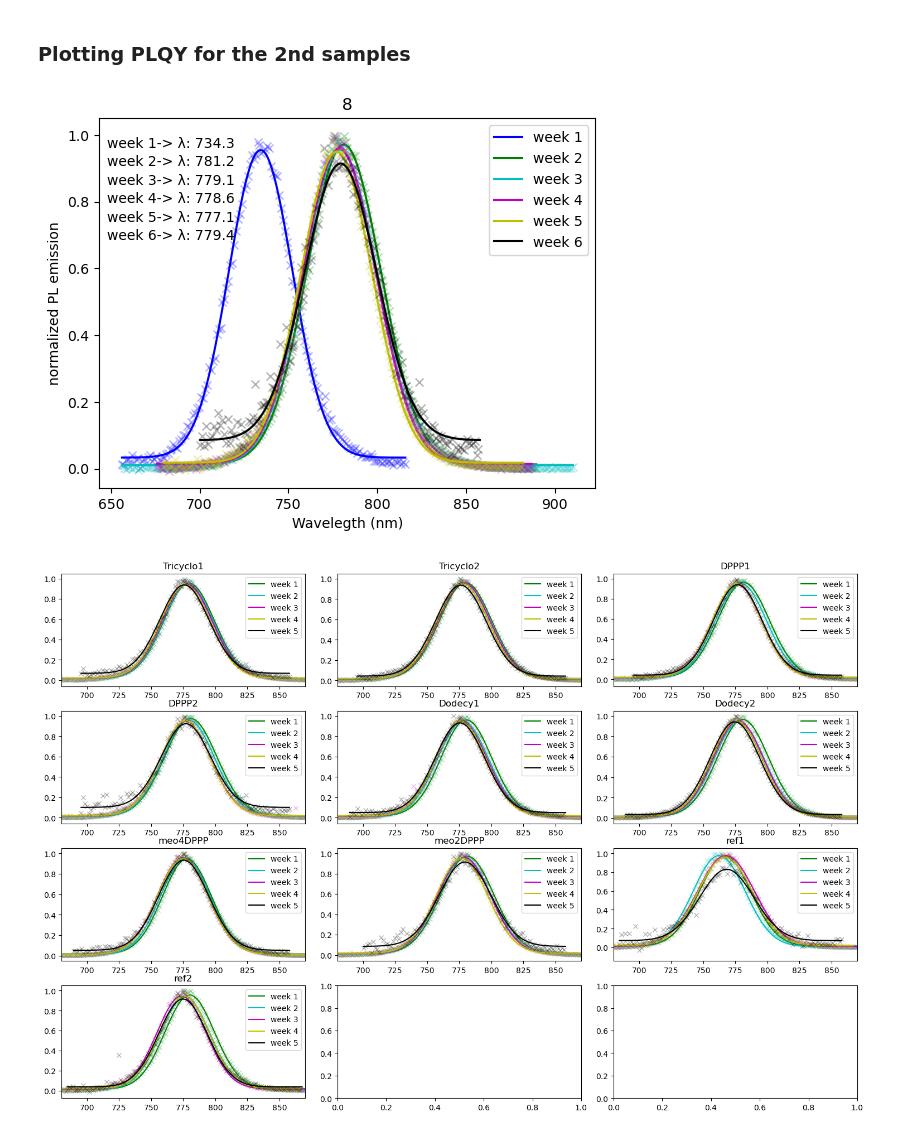
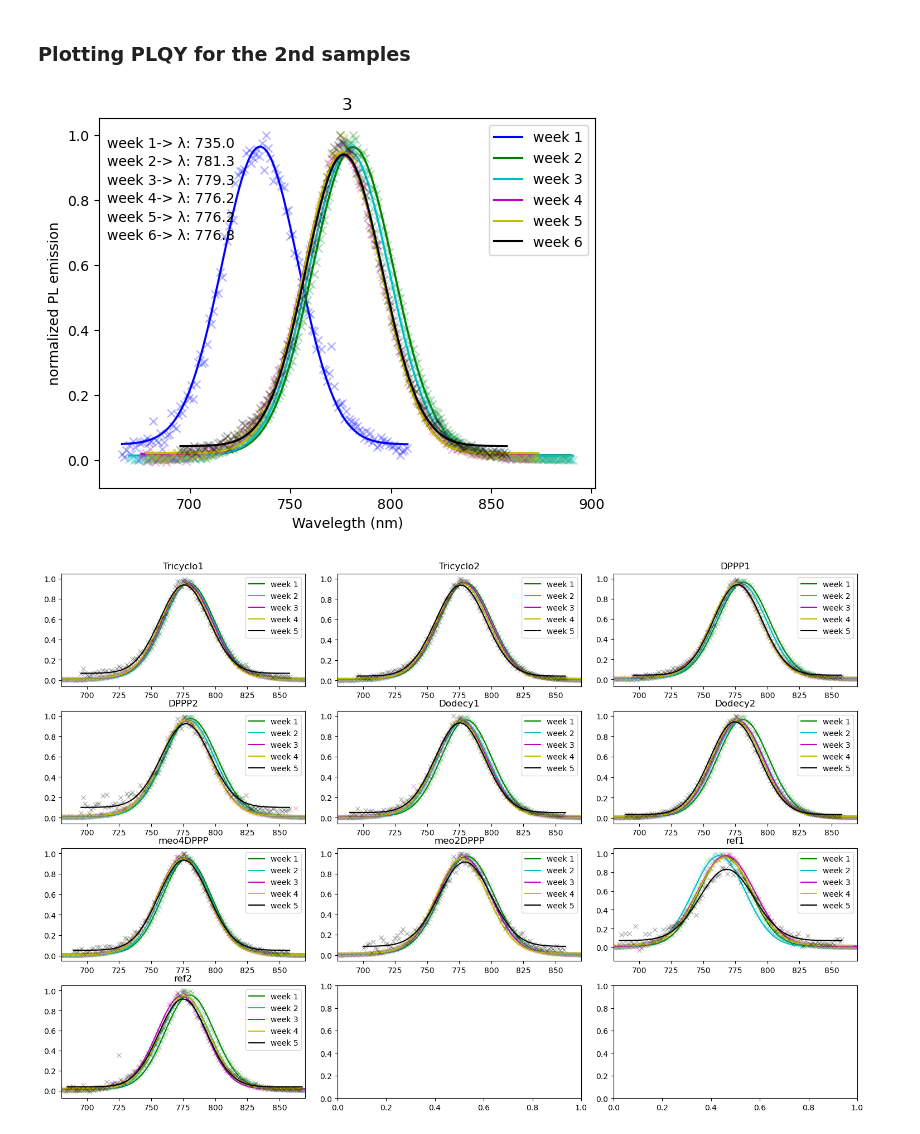
Before and after one commit to LuLuEhret/PV_lab_PdS, a Jupyter notebook: plot_plqy.ipynb, the cells around one changed output. Cells and saved outputs as stored; diff of their text form; code cells hidden in the pictures.

```diff
--- a/plot_plqy.ipynb
+++ b/plot_plqy.ipynb
@@ -104,7 +108,7 @@ def normalize_data(data):
 #ask the user the name of the file to display
 #sample = input("Which sample would you like to display? ")
 
-sample = "dkdh1"
+sample = "dkdh2"
 
 #put the name in uppercase
 sample = sample.upper()
@@ -180,6 +184,8 @@ for i in range(0, len(samples)):
                 lgd.append("week " + str(index))
                 axs[i // 3, i % 3].legend(lgd)
                 axs[i // 3, i % 3].set_title(samples[i])
+                #set the x lim
+                axs[i // 3, i % 3].set_xlim([675, 900])
                 max_peak.append(popt[1])
 
 #complete  the list max_peak so that it is 60 elements long with nan values
@@ -202,5 +208,5 @@ for i in range(0, 12):
 
 
 #replace df_peak_pos with df_peak_pos2
-df_peak_pos = df_peak_pos2
+#df_peak_pos = df_peak_pos2
 # %% [output]
@@ -207,0 +223,8 @@ df_peak_pos = df_peak_pos2
+# %%
+lgd = []
+for i in range(1, 13, 3):
+    lgd.append(lut2[i])
+    lgd.append("_")
+    lgd.append("_")
+
+lgd
@@ -207,0 +233,14 @@ df_peak_pos = df_peak_pos2
+# %%
+#plot the data, with crosses and a line, using the colors from the list colors_plqy
+for i in range(0, 12):
+    plt.plot(df_peak_pos[i], "x-", color = colors_plqy[i])
+
+#add a legend taking the names from the list lut2, naming only 1 out of 3 elements
+lgd = []
+for i in range(1, 13, 3):
+    lgd.append(lut2[i])
+    lgd.append("_")
+    lgd.append("_")
+
+
+plt.legend(lgd)
@@ -227,7 +269,7 @@ Text(0.5, 1.0, 'Peak position in nm at each week')
 #ask the user the name of the file to display
 #sample = input("Which sample would you like to display? ")
 
-sample = "8"
+sample = "3"
 
 #put the name in uppercase
 sample = sample.upper()
@@ -235,34 +277,34 @@ sample = sample.upper()
 index = 0
 
 for folder in glob.glob("PLQY/*"):
     #for each file in the folder do
     for file in glob.glob(folder + "/*evaluated.dat"):
         name1 = simplify_name(file)
         if name1 == sample:
             #read the file
             df = read_data(file)
             #normalize the data
             df[1] = normalize_data(df)[1]
             popt = gaussian_fitting(df)
             #plot the data using a different color for each file
             plt.plot(df[0], df[1], colors_list[index] + "x", markevery=5, alpha=0.3)
             plt.plot(df[0], func(df[0], *popt), colors_list[index] + "-", label='fit: a=%5.3f, b=%5.3f, c=%5.3f, d=%5.3f' % tuple(popt))
             #add a legend with the index number
             index += 1
             plt.text(0.015, (1-0.05*index), 'week {:d}-> λ: {:.1f} '.format(index, popt[1]), transform=plt.gca().transAxes, fontsize=10, verticalalignment='top')
         lgd = []
         for i in range(0, (index)):
             lgd.append("_")
             lgd.append("week " + str(i + 1))
 
         plt.legend(lgd)
         plt.title(sample)
         #add a y label
 
         plt.ylabel("normalized PL emission")
         plt.xlabel("Wavelegth (nm)")
 # %% [output]
-[figure, old version]
+[figure, new version]
 # %%
 #create a look up table that associate a the numbers from 1 to 10 to the liste name : "Tri1, Tri2, DPPP1, DPPP2, Dodecy1, Dodecy2, meo4DPPP, meo2DPPP, ref1, ref2"
 name = ["Tricyclo1", "Tricyclo2", "DPPP1", "DPPP2", "Dodecy1", "Dodecy2", "meo4DPPP", "meo2DPPP", "ref1", "ref2"]
```
Also changed, not shown: parts of 10 cells of this notebook, 56 other files.
